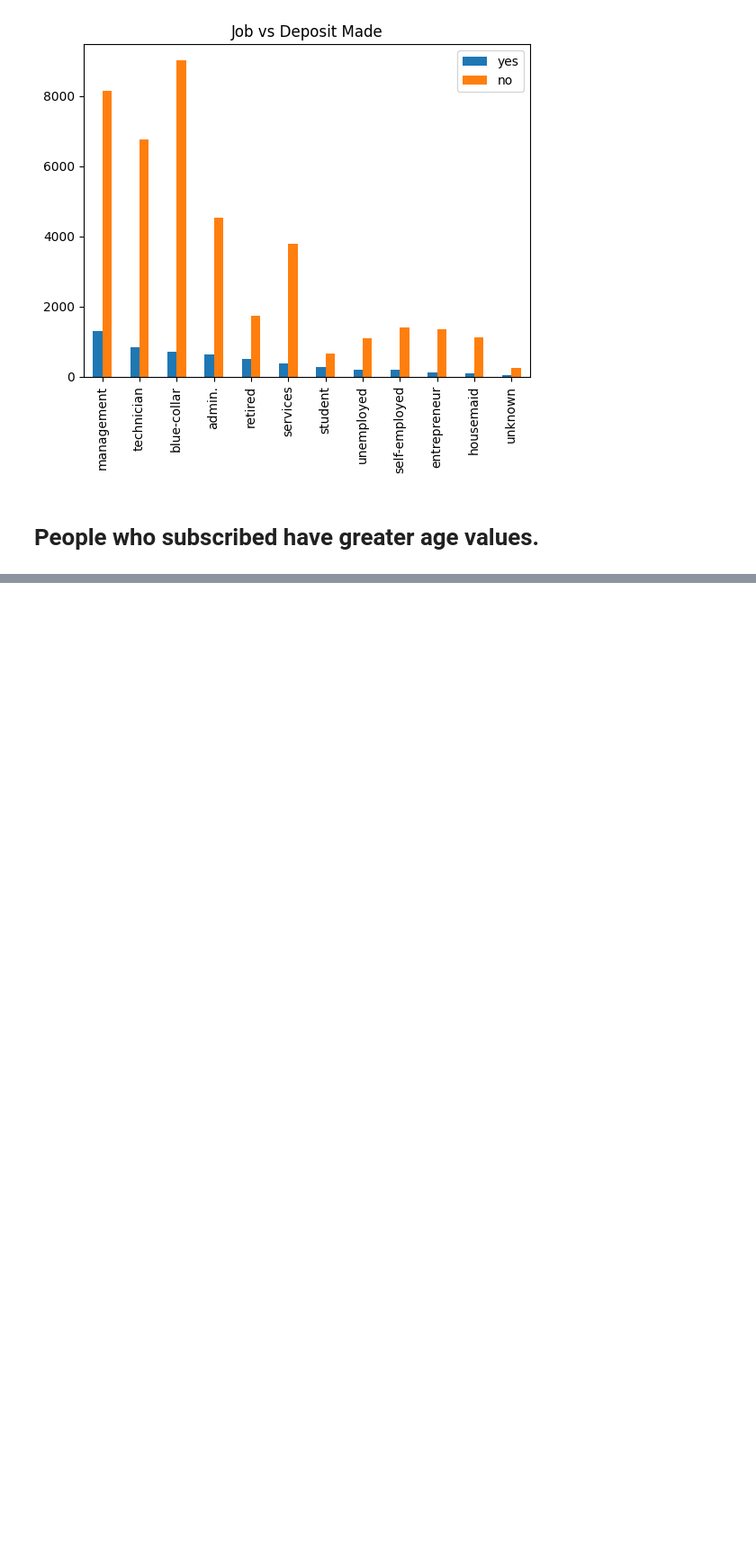
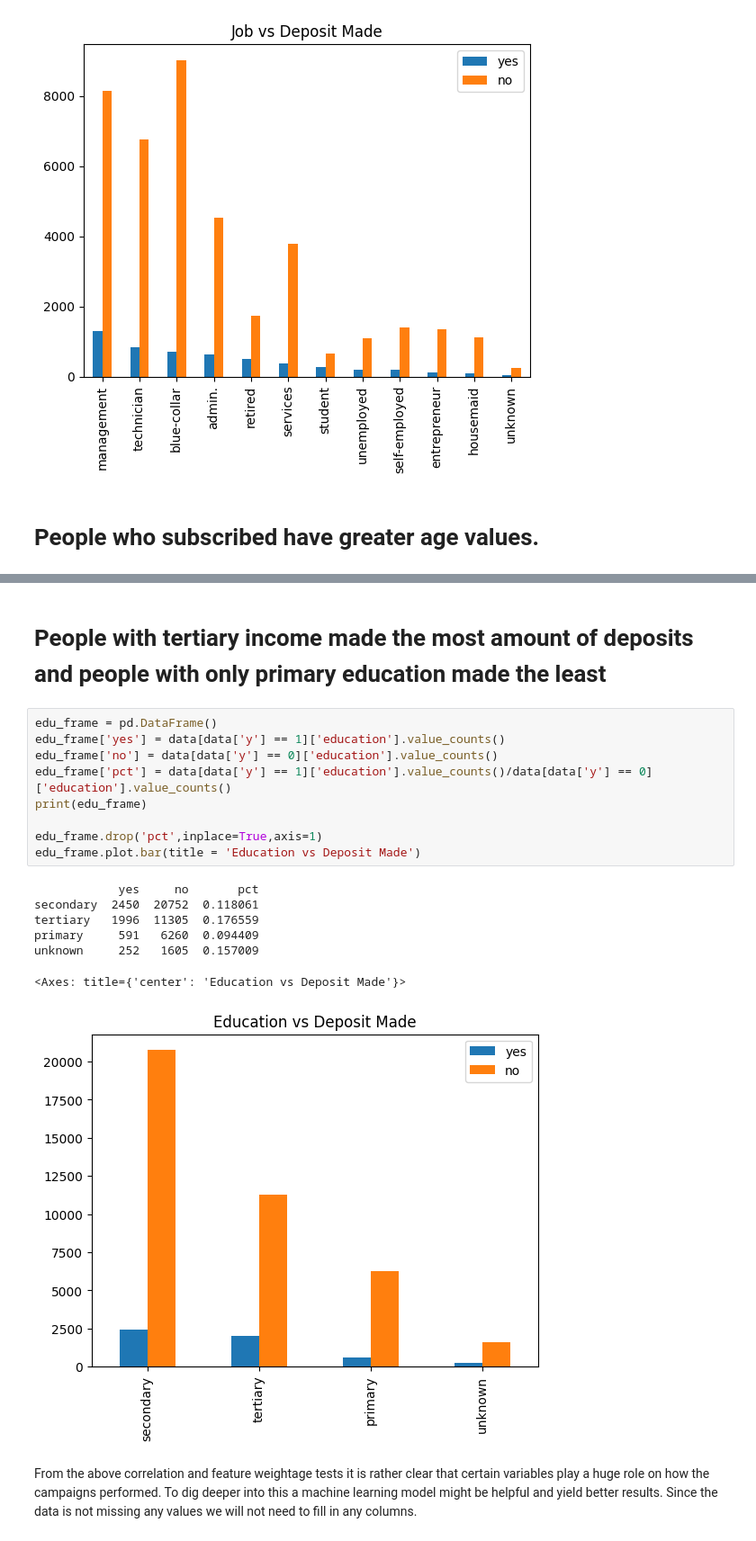
Before and after one commit to JithuNair/TermDeposit, a Jupyter notebook: EDA.ipynb, the cells around one changed output, grey strips where cells are left out. Shown at 90% size. Cells and saved outputs as stored; diff of their text form; blank space fills up the shorter version.

```diff
--- a/EDA.ipynb
+++ b/EDA.ipynb
@@ -226,0 +248,21 @@ max       32.000000     63.000000
+# %% [markdown]
+# People with tertiary income made the most amount of deposits and people with only primary education made the least
+# %%
+edu_frame = pd.DataFrame()
+edu_frame['yes'] = data[data['y'] == 1]['education'].value_counts()
+edu_frame['no'] = data[data['y'] == 0]['education'].value_counts()
+edu_frame['pct'] = data[data['y'] == 1]['education'].value_counts()/data[data['y'] == 0]['education'].value_counts()
+print(edu_frame)
+
+edu_frame.drop('pct',inplace=True,axis=1)
+edu_frame.plot.bar(title = 'Education vs Deposit Made')
+# %% [output]
+            yes     no       pct
+secondary  2450  20752  0.118061
+tertiary   1996  11305  0.176559
+primary     591   6260  0.094409
+unknown     252   1605  0.157009
+<Axes: title={'center': 'Education vs Deposit Made'}>
+[figure, added]
+# %% [markdown]
+From the above correlation and feature weightage tests it is rather clear that certain variables play a huge role on how the campaigns performed. To dig deeper into this a machine learning model might be helpful and yield better results. Since the data is not missing any values we will not need to fill in any columns.
```
Also changed, not shown: parts of 15 cells of this notebook, 1 other file.
